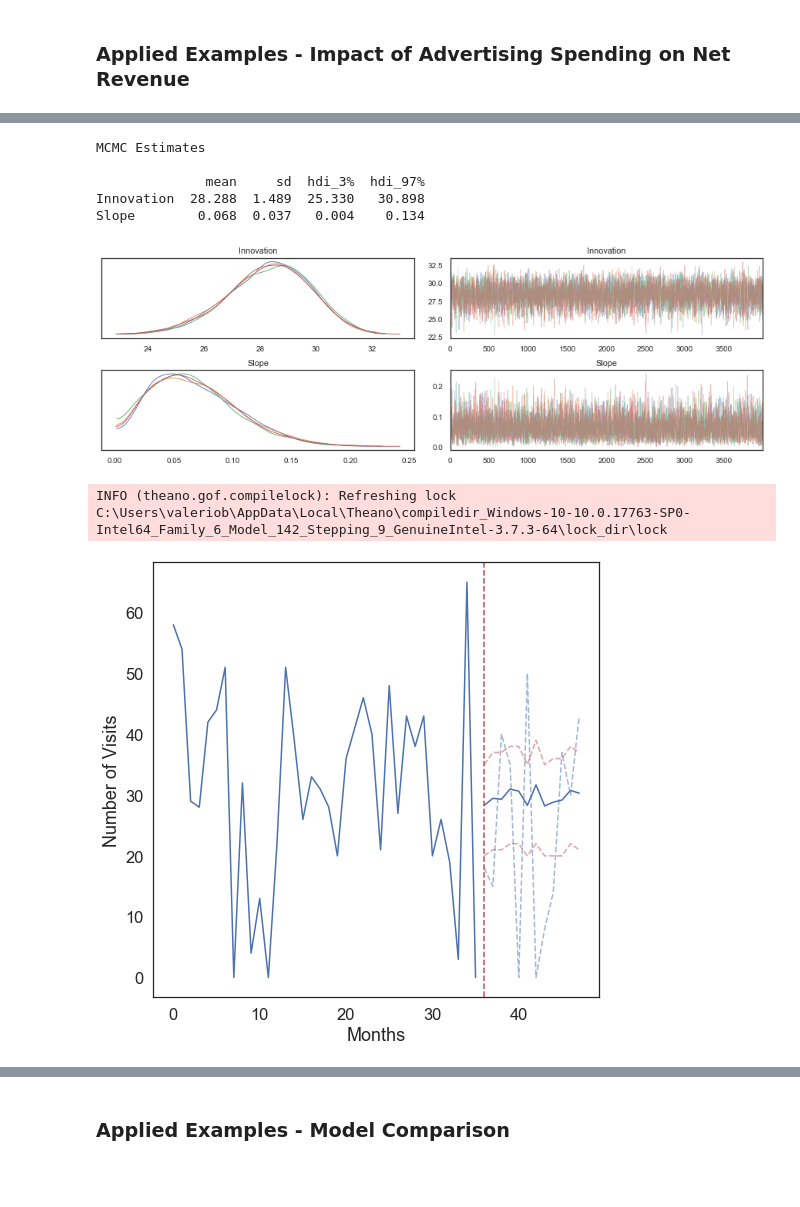
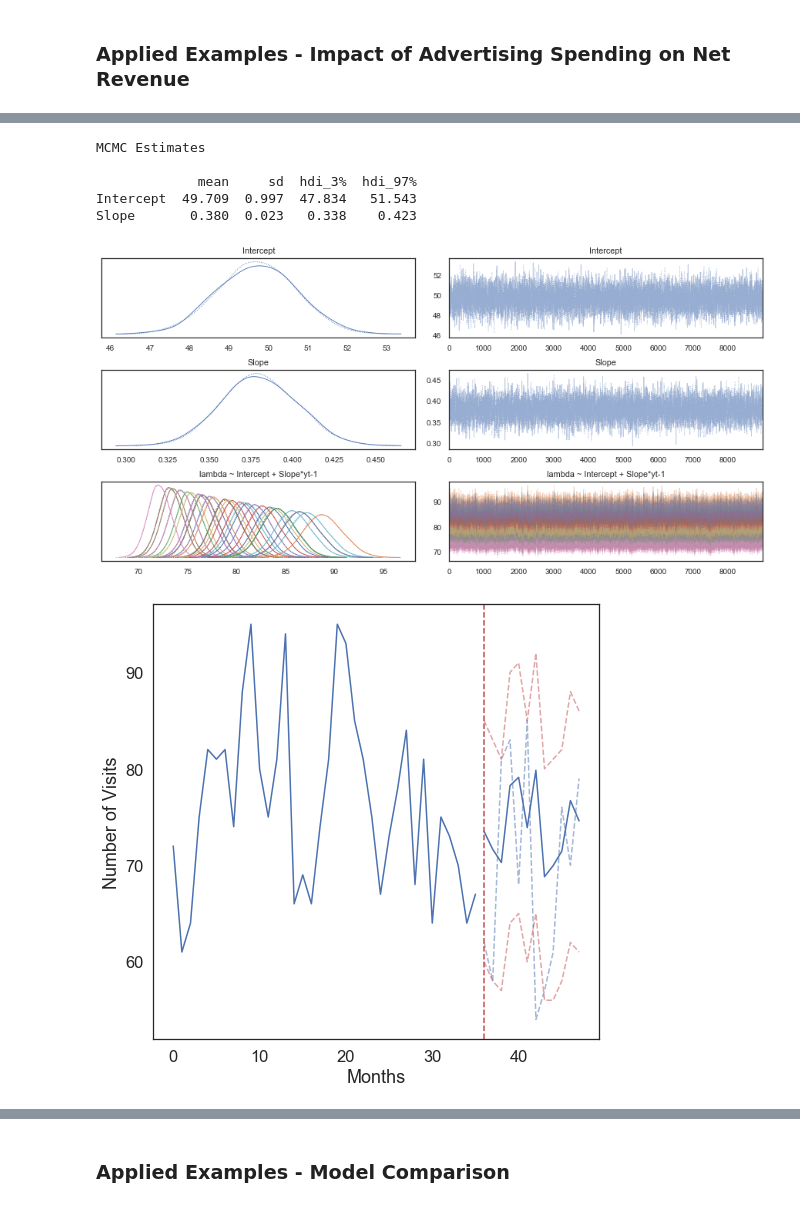
Before and after one commit to vb690/introduction_bayesian_analysis, a Jupyter notebook: workshop_slides_applied.ipynb, the cells around one changed output, grey strips where cells are left out. Cells and saved outputs as stored; diff of their text form; code cells hidden in the pictures; blank space fills up the shorter version.

Commit message:
Final version applied workshop, small refactor, fixed bugs, new visualization functions

```diff
--- a/workshop_slides_applied.ipynb
+++ b/workshop_slides_applied.ipynb
@@ -549,13 +620,11 @@ The derivative of RV `Slope`.ravel()[0] is zero.
 # %%
-from modules.utils.data_utils import generate_poisson_ar
+from modules.utils.data_utils import generate_poisson_ar_data
 from modules.visuals import visualize_time_series
 
-process, true_parameters = generate_poisson_ar(
-    lam_int=200,
-    slope_a=2,
+process, true_parameters = generate_poisson_ar_data(
+    lam_int=50,
+    slope_a=5,
     slope_b=5,
-    mu_noise=20,
-    sigma_noise=20,
     burn_factor=3,
     time_steps=48
 )
@@ -598,11 +661,11 @@ Slope: 0.10877804851292126
 # %%
-from modules.stats.models import PoissonAR1
+from modules.stats.models.linear_models import PoissonAR1
 
 ar_1_model = PoissonAR1(
     X=X_tr,
     y=y_tr,
-    slope_prior=(2, 5),
-    innovation_prior=(50, 50)
+    intercept_prior=50,
+    slope_prior=(5, 5),
 )
 ar_1_model.show_plate()
 # %% [output]
@@ -610,12 +672,10 @@ INFO (theano.gof.compilelock): Refreshing lock C:\Users\valeriob\AppData\Local\T
 [drawing not drawn]
 # %%
 ar_1_model.fit(
-    X_tr,
-    y_tr,
     MAP=False,
-    draws=4000,
-    tune=6000,
-    chains=4,
+    draws=9000,
+    tune=1000,
+    chains=2,
     cores=1,
     target_accept=.90
 )
@@ -634,16 +690,14 @@ The number of effective samples is smaller than 25% for some parameters.
 # %%
-ar_1_model.show_posterior_summary()
+ar_1_model.show_posterior_summary(parameters_name=['Intercept', 'Slope'])
 # %% [output]
 MCMC Estimates
 
-              mean     sd  hdi_3%  hdi_97%
-Innovation  28.288  1.489  25.330   30.898
-Slope        0.068  0.037   0.004    0.134
+             mean     sd  hdi_3%  hdi_97%
+Intercept  49.709  0.997  47.834   51.543
+Slope       0.380  0.023   0.338    0.423
-[figure, old version]
+[figure, new version]
 # %%
 prediction = ar_1_model.predict(X_ts, y_ts, verbose=False)
-# %% [output]
-INFO (theano.gof.compilelock): Refreshing lock C:\Users\valeriob\AppData\Local\Theano\compiledir_Windows-10-10.0.17763-SP0-Intel64_Family_6_Model_142_Stepping_9_GenuineIntel-3.7.3-64\lock_dir\lock
 # %%
 visualize_time_series(
     X=[i for i in range(len(process))],
@@ -655,7 +709,7 @@ visualize_time_series(
     figsize=(8, 8)
 )
 # %% [output]
-[figure, old version]
+[figure, new version]
 # %%
 prediction = []
 x = X_ts[0]
```
Also changed, not shown: parts of 54 cells of this notebook, 6 other files.
